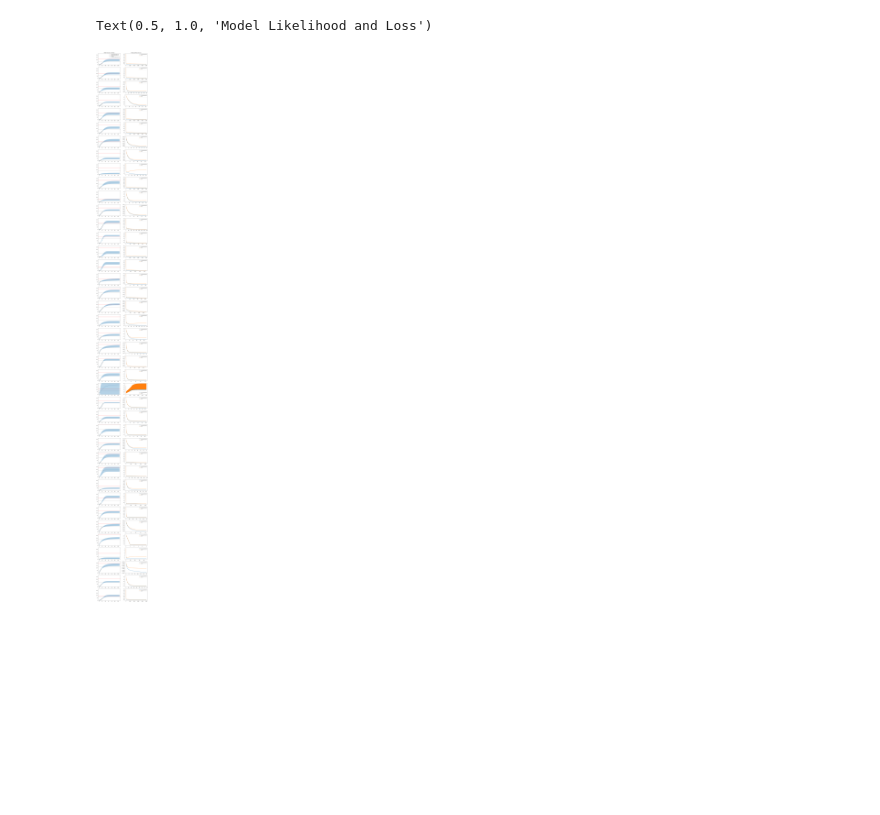
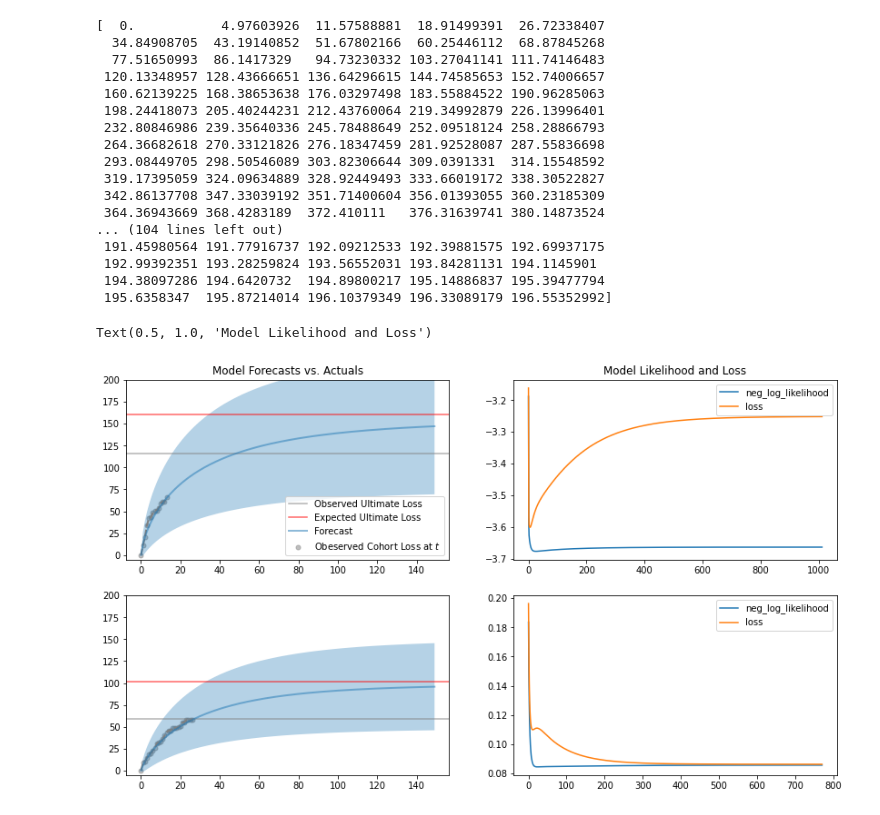
Before and after one commit to madrury/loss-forecasting, a Jupyter notebook: simulation-testing.ipynb, the cells around one changed output. Drawn from its saved outputs; the diff is of its cells as text; code cells hidden in the pictures; blank space fills up the shorter version.

```diff
--- a/simulation-testing.ipynb
+++ b/simulation-testing.ipynb
@@ -37,8 +37,8 @@ Text(0, 0.5, 'Loss')
 # %%
-N = 40
+N = 2
 
 simulator = FraudForcastingDataSimulator(
-    n_obs_min=5, n_obs_max=30, ultimate_loss_mean=150.0, ultimate_loss_std=30.0)
+    n_obs_min=5, n_obs_max=30, ultimate_loss_mean=100.0, ultimate_loss_std=30.0)
 models = []
 
 fig, axs = plt.subplots(N, 2, figsize=(14, 4*N))
@@ -48,39 +48,56 @@ for ax0, ax1 in axs:
     df = simulator.simulate_multiple_groups(n_groups=1)
 
     ax0.plot(df['t'], df['y'], color='grey', linestyle='--', linewidth=2)
     ax0.scatter(df['t'], df['y'], color='grey', s=25, alpha=0.5, label="Obeserved Cohort Loss at $t$")
 
     ax0.axhline(df['ultimate_loss'][0], color='grey', alpha=0.6, label="Observed Ultimate Loss")
     ax0.axhline(df['expected_ultimate_loss'][0], color='red', alpha=0.6, label="Expected Ultimate Loss")
 
     model = LossDevelopmentCurveModel(
-        ul_prior_mean=150.0, ul_prior_std=30.0, initial_ul=150.0,
-        shrinkage=0.01)
+        ul_prior_mean=100.0, ul_prior_std=50.0, initial_ul=100.0,
+        shrinkage=0.1, learning_rate=0.1)
     model.fit(df['t'].values, df['y'].values)
 
-    t = np.arange(130)
+    t = np.arange(150)
     forecast = model.forecast(t)
     ax0.plot(t, forecast, alpha=0.5, linewidth=2, label="Forecast")
 
     max_t = np.max(df['t'])
-    t = np.arange(max_t + 1, 130)
+    t = np.arange(0, 150)
     ax0.fill_between(
         t,
-        forecast[max_t + 1:] + 3 * model.forecast_interval(t),
-        forecast[max_t + 1:] - 3 * model.forecast_interval(t),
+        forecast + 2 * model.forecast_interval(t),
+        forecast - 2 * model.forecast_interval(t),
         alpha=0.33
     )
 
-    ax0.set_ylim([-5.0, 230.0])
+    ax0.set_ylim([-5.0, 200.0])
 
     ax1.plot(np.arange(len(model.log_likelihoods)), -np.array(model.log_likelihoods), label='neg_log_likelihood')
     ax1.plot(np.arange(len(model.losses)), model.losses, label='loss')
     ax1.legend()
 
 axs[0][0].legend()
 axs[0][0].set_title("Model Forecasts vs. Actuals")
 axs[0][1].legend()
 axs[0][1].set_title("Model Likelihood and Loss")
 # %% [output]
-Text(0.5, 1.0, 'Model Likelihood and Loss')
+[  0.           4.97603926  11.57588881  18.91499391  26.72338407
+  34.84908705  43.19140852  51.67802166  60.25446112  68.87845268
+  77.51650993  86.1417329   94.73230332 103.27041141 111.74146483
+ 120.13348957 128.43666651 136.64296615 144.74585653 152.74006657
+ 160.62139225 168.38653638 176.03297498 183.55884522 190.96285063
+ 198.24418073 205.40244231 212.43760064 219.34992879 226.13996401
+ 232.80846986 239.35640336 245.78488649 252.09518124 258.28866793
+ 264.36682618 270.33121826 276.18347459 281.92528087 287.55836698
+ 293.08449705 298.50546089 303.82306644 309.0391331  314.15548592
+ 319.17395059 324.09634889 328.92449493 333.66019172 338.30522827
+ 342.86137708 347.33039192 351.71400604 356.01393055 360.23185309
+ 364.36943669 368.4283189  372.410111   376.31639741 380.14873524
+... (104 lines left out)
+ 191.45980564 191.77916737 192.09212533 192.39881575 192.69937175
+ 192.99392351 193.28259824 193.56552031 193.84281131 194.1145901
+ 194.38097286 194.6420732  194.89800217 195.14886837 195.39477794
+ 195.6358347  195.87214014 196.10379349 196.33089179 196.55352992]
+Text(0.5, 1.0, 'Model Likelihood and Loss')
-[figure, old version]
+[figure, new version]
```
Also changed, not shown: parts of 1 cell of this notebook, 2 other files.
